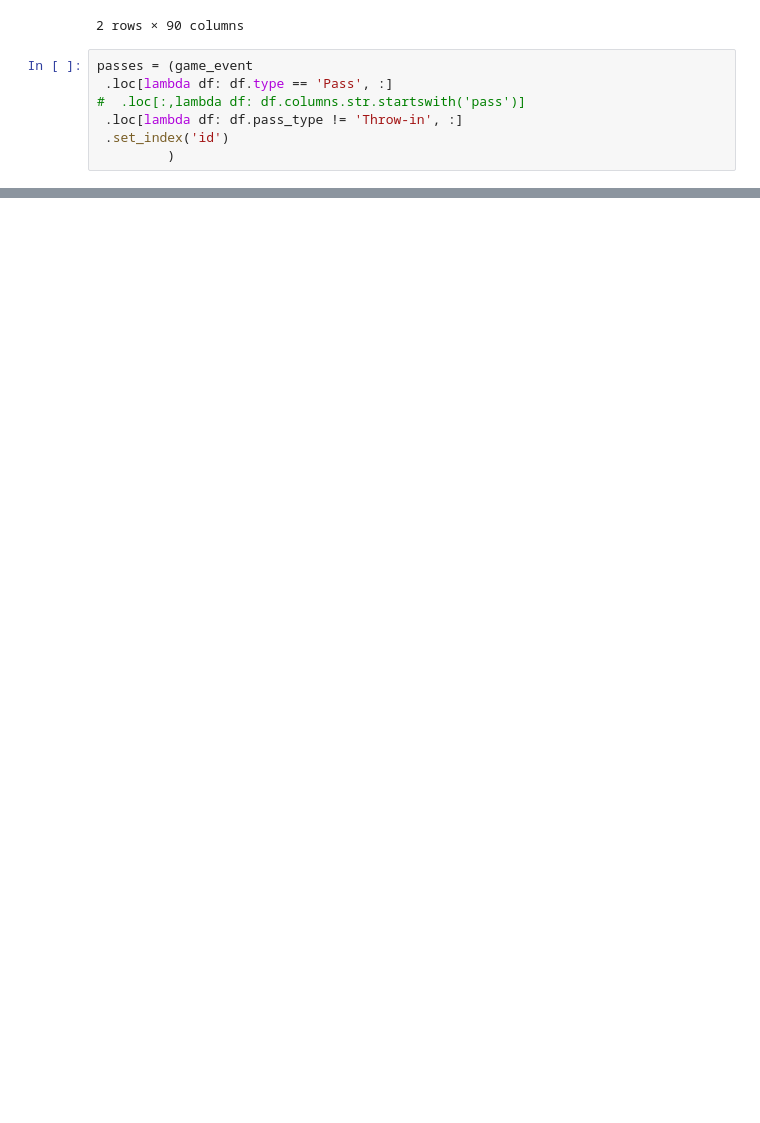
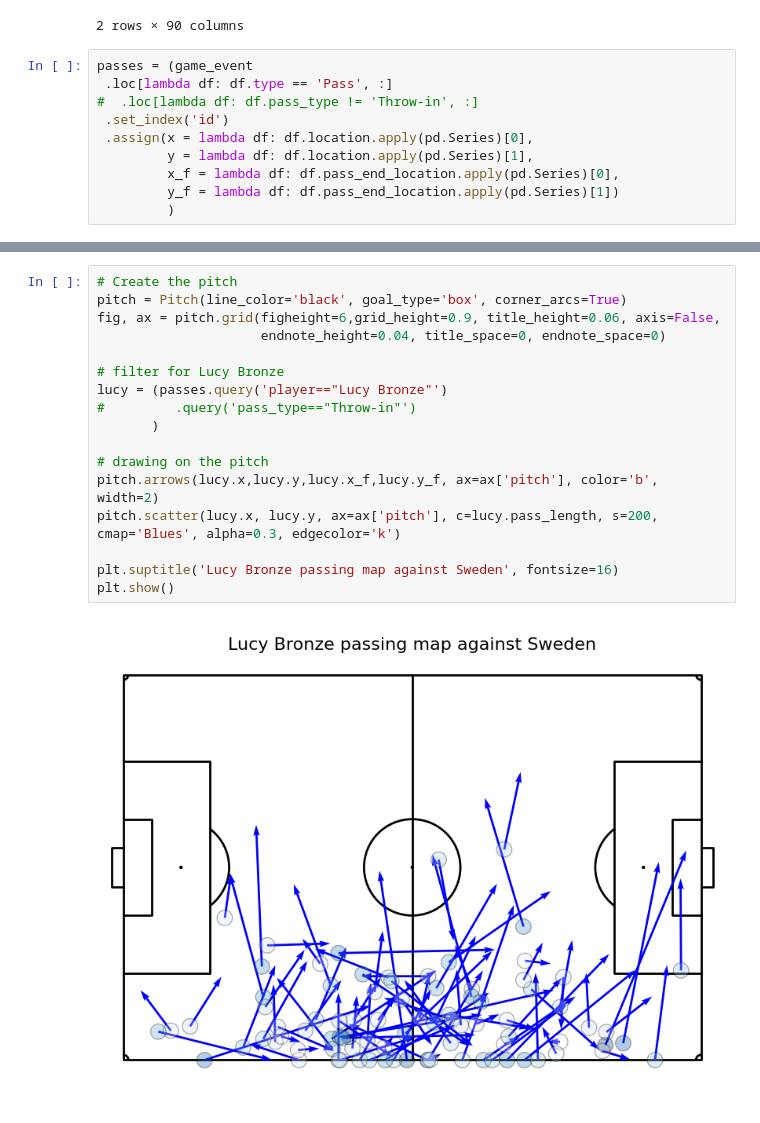
Before and after one commit to khoffLSU/footy_analytics, a Jupyter notebook: Visualizing Football - passes.ipynb, the cells around one changed output, grey strips where cells are left out. Saved outputs shown, nothing was run; the diff lists cells and outputs as text; blank space fills up the shorter version.

```diff
--- a/Visualizing Football - passes.ipynb
+++ b/Visualizing Football - passes.ipynb
@@ -23,7 +23,10 @@ game_event.head(2)
 # %%
 passes = (game_event
  .loc[lambda df: df.type == 'Pass', :]
-#  .loc[:,lambda df: df.columns.str.startswith('pass')]
- .loc[lambda df: df.pass_type != 'Throw-in', :]
+#  .loc[lambda df: df.pass_type != 'Throw-in', :]
  .set_index('id')
+ .assign(x = lambda df: df.location.apply(pd.Series)[0],
+         y = lambda df: df.location.apply(pd.Series)[1],
+         x_f = lambda df: df.pass_end_location.apply(pd.Series)[0],
+         y_f = lambda df: df.pass_end_location.apply(pd.Series)[1])
          )
@@ -29,0 +36,19 @@ passes = (game_event
+# %%
+# Create the pitch
+pitch = Pitch(line_color='black', goal_type='box', corner_arcs=True)
+fig, ax = pitch.grid(figheight=6,grid_height=0.9, title_height=0.06, axis=False,
+                     endnote_height=0.04, title_space=0, endnote_space=0)
+
+# filter for Lucy Bronze
+lucy = (passes.query('player=="Lucy Bronze"')
+#         .query('pass_type=="Throw-in"')
+       )
+
+# drawing on the pitch
+pitch.arrows(lucy.x,lucy.y,lucy.x_f,lucy.y_f, ax=ax['pitch'], color='b', width=2)
+pitch.scatter(lucy.x, lucy.y, ax=ax['pitch'], c=lucy.pass_length, s=200, cmap='Blues', alpha=0.3, edgecolor='k')
+
+plt.suptitle('Lucy Bronze passing map against Sweden', fontsize=16)
+plt.show()
+# %% [output]
+[figure, added]
```
Also changed, not shown: parts of 2 cells of this notebook.
